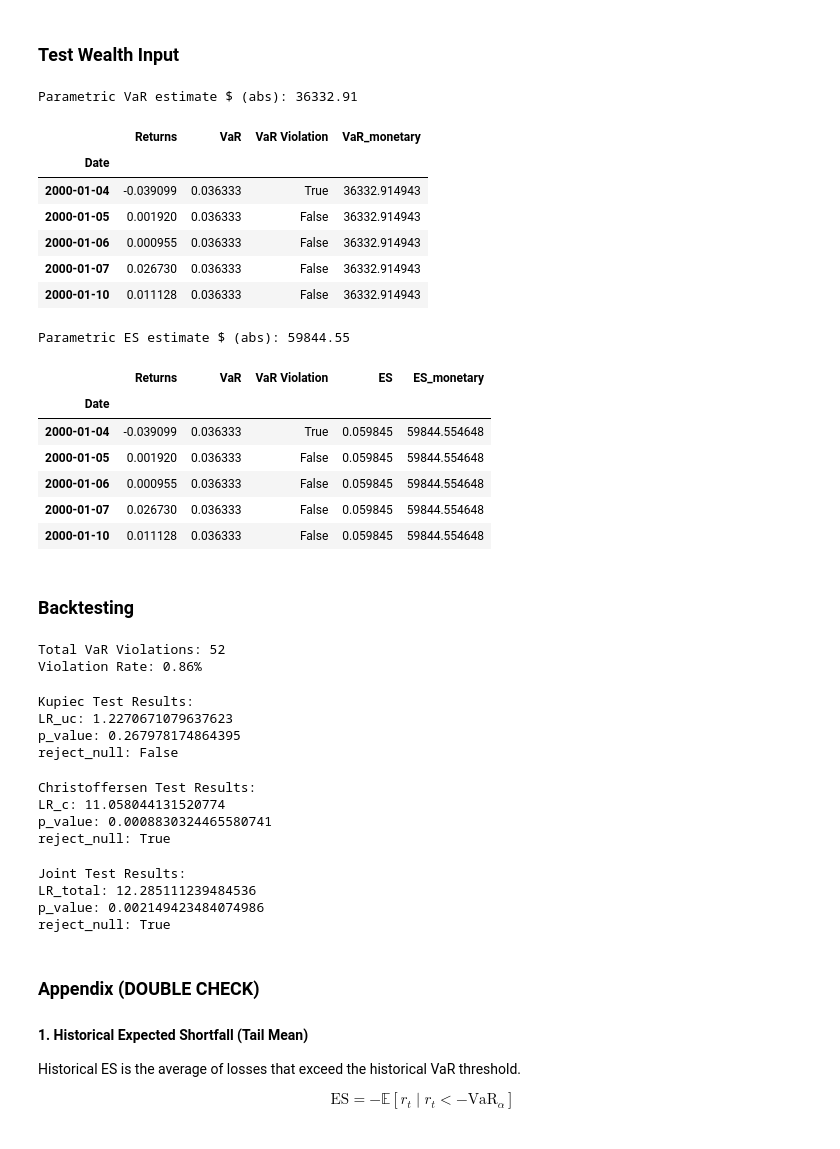
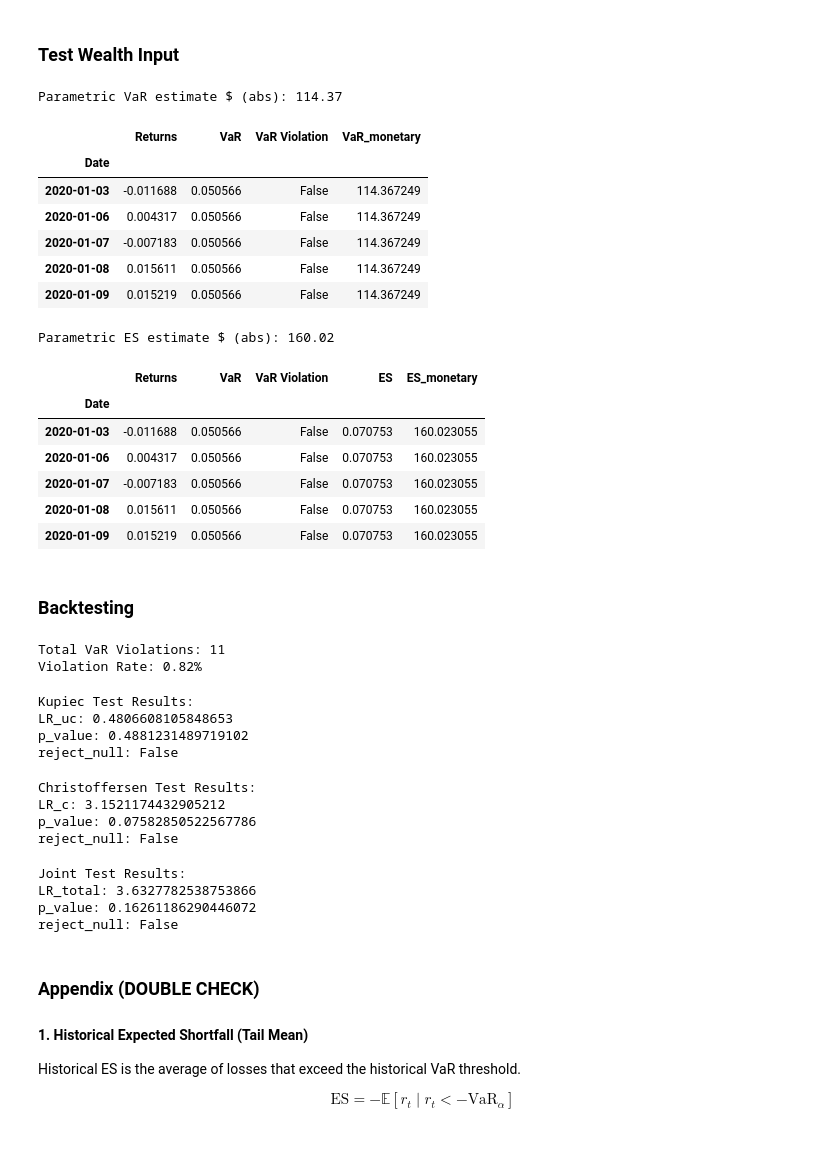
Before and after one commit to Alessandro-Dodon/pyvar, a Jupyter notebook: functions/test_basic_var.ipynb, the cells around one changed output. Drawn from its saved outputs; the diff is of its cells as text; code cells hidden in the pictures.

Commit message:
update with data download function

```diff
--- a/functions/test_basic_var.ipynb
+++ b/functions/test_basic_var.ipynb
@@ -21,0 +25,20 @@ returns = sp500_data["Log Returns"].dropna()
+# %%
+# Define tickers and number of shares
+tickers = ["MSFT", "NVDA", "AAPL"]
+shares = pd.Series({"MSFT": 3, "NVDA": 3, "AAPL": 3})
+
+# Download price data
+prices = dd.get_raw_prices(tickers, start="2015-01-01")
+prices = dd.convert_to_base(prices, base='EUR', show_currency_detection=False)
+
+# Compute portfolio value each day
+portfolio_value = (prices * shares).sum(axis=1)
+
+# Compute simple daily returns
+returns = portfolio_value.pct_change().dropna()
+
+# Return as DataFrame (same format as SP500 example)
+portfolio_returns_df = returns.to_frame(name="Returns")
+
+returns = portfolio_returns_df["Returns"].dropna()
+returns.head()
@@ -73,37 +105,38 @@ Parametric ES estimate (abs): 5.98%
 # %% [markdown]
 ### Test Wealth Input
 # %%
+wealth = portfolio_value.iloc[-1]
 # Apply Parametric VaR model (choose distribution: "normal", "t", or "ged")
-param_output_wealth, var_wealth = basic_var.var_parametric(returns, confidence_level, distribution="t", wealth=1000000)
+param_output_wealth, var_wealth = basic_var.var_parametric(returns, confidence_level, distribution="t", wealth=wealth)
 
 print(f"Parametric VaR estimate $ (abs): {var_wealth:.2f}")
 
 param_output_wealth.head()
 # %% [output]
-Parametric VaR estimate $ (abs): 36332.91
+Parametric VaR estimate $ (abs): 114.37
 |  | Returns | VaR | VaR Violation | VaR_monetary |
 | Date |  |  |  |  |
-| 2000-01-04 | -0.039099 | 0.036333 | True | 36332.914943 |
-| 2000-01-05 | 0.001920 | 0.036333 | False | 36332.914943 |
-| 2000-01-06 | 0.000955 | 0.036333 | False | 36332.914943 |
-| 2000-01-07 | 0.026730 | 0.036333 | False | 36332.914943 |
-| 2000-01-10 | 0.011128 | 0.036333 | False | 36332.914943 |
+| 2020-01-03 | -0.011688 | 0.050566 | False | 114.367249 |
+| 2020-01-06 | 0.004317 | 0.050566 | False | 114.367249 |
+| 2020-01-07 | -0.007183 | 0.050566 | False | 114.367249 |
+| 2020-01-08 | 0.015611 | 0.050566 | False | 114.367249 |
+| 2020-01-09 | 0.015219 | 0.050566 | False | 114.367249 |
 # %%
 # Compute ES for the whole period
-param_output_es_wealth, es_estimate_wealth = ES.es_parametric(param_output, returns, confidence_level, distribution="t", wealth=1000000)
+param_output_es_wealth, es_estimate_wealth = ES.es_parametric(param_output, returns, confidence_level, distribution="t", wealth=wealth)
 
 print(f"Parametric ES estimate $ (abs): {es_estimate_wealth:.2f}")
 
 param_output_es_wealth.head()
 # %% [output]
-Parametric ES estimate $ (abs): 59844.55
+Parametric ES estimate $ (abs): 160.02
 |  | Returns | VaR | VaR Violation | ES | ES_monetary |
 | Date |  |  |  |  |  |
-| 2000-01-04 | -0.039099 | 0.036333 | True | 0.059845 | 59844.554648 |
-| 2000-01-05 | 0.001920 | 0.036333 | False | 0.059845 | 59844.554648 |
-| 2000-01-06 | 0.000955 | 0.036333 | False | 0.059845 | 59844.554648 |
-| 2000-01-07 | 0.026730 | 0.036333 | False | 0.059845 | 59844.554648 |
-| 2000-01-10 | 0.011128 | 0.036333 | False | 0.059845 | 59844.554648 |
+| 2020-01-03 | -0.011688 | 0.050566 | False | 0.070753 | 160.023055 |
+| 2020-01-06 | 0.004317 | 0.050566 | False | 0.070753 | 160.023055 |
+| 2020-01-07 | -0.007183 | 0.050566 | False | 0.070753 | 160.023055 |
+| 2020-01-08 | 0.015611 | 0.050566 | False | 0.070753 | 160.023055 |
+| 2020-01-09 | 0.015219 | 0.050566 | False | 0.070753 | 160.023055 |
 # %% [markdown]
 ### Backtesting
 # %%
@@ -112,8 +145,8 @@ total_violations, violation_rate = BT.count_violations(param_output)
 print(f"Total VaR Violations: {total_violations}")
 print(f"Violation Rate: {violation_rate:.2f}%")
 # %% [output]
-Total VaR Violations: 52
-Violation Rate: 0.86%
+Total VaR Violations: 11
+Violation Rate: 0.82%
 # %%
 kupiec_results = BT.kupiec_test(
     total_violations=total_violations,
@@ -126,8 +159,8 @@ for key, value in kupiec_results.items():
     print(f"{key}: {value}")
 # %% [output]
 Kupiec Test Results:
-LR_uc: 1.2270671079637623
-p_value: 0.267978174864395
+LR_uc: 0.4806608105848653
+p_value: 0.4881231489719102
 reject_null: False
 # %%
 christoffersen_results = BT.christoffersen_test(param_output)
@@ -137,9 +170,9 @@ for key, value in christoffersen_results.items():
     print(f"{key}: {value}")
 # %% [output]
 Christoffersen Test Results:
-LR_c: 11.058044131520774
-p_value: 0.0008830324465580741
-reject_null: True
+LR_c: 3.1521174432905212
+p_value: 0.07582850522567786
+reject_null: False
 # %%
 joint_results = BT.joint_lr_test(
     LR_uc=kupiec_results["LR_uc"],
@@ -151,9 +184,9 @@ for key, value in joint_results.items():
     print(f"{key}: {value}")
 # %% [output]
 Joint Test Results:
-LR_total: 12.285111239484536
-p_value: 0.002149423484074986
-reject_null: True
+LR_total: 3.6327782538753866
+p_value: 0.16261186290446072
+reject_null: False
 # %% [markdown]
 ### Appendix (DOUBLE CHECK)
 
```
Also changed, not shown: parts of 7 cells of this notebook, 7 other files.
